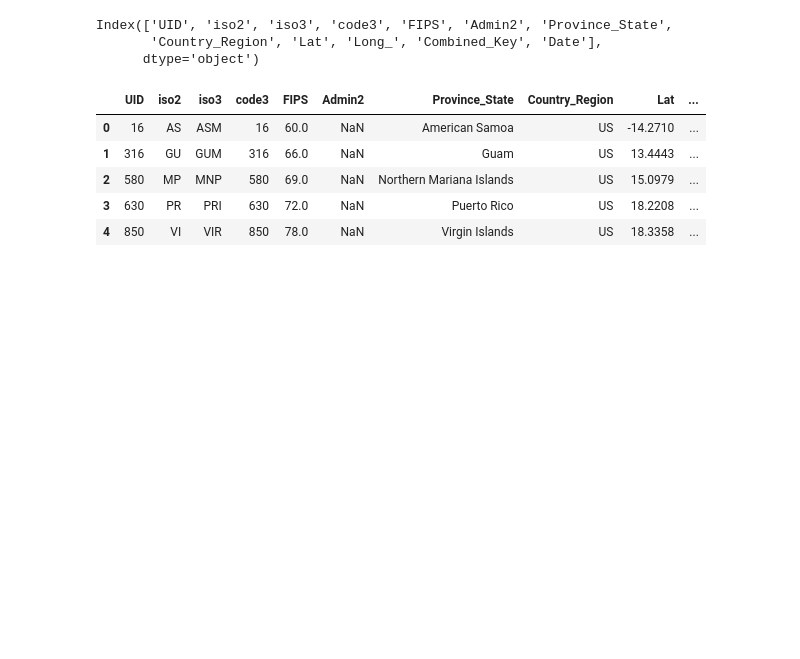
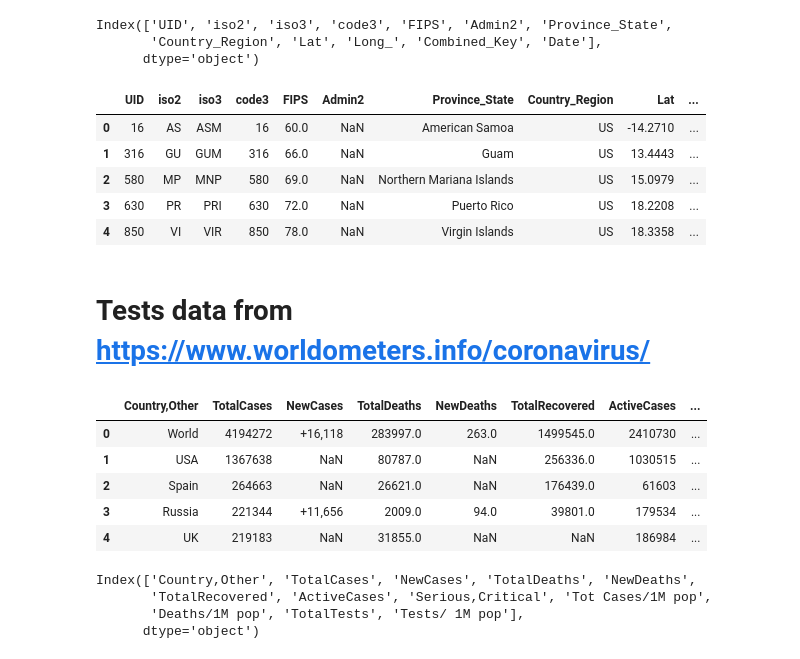
Before and after one commit to imdevskp/covid_19_jhu_data_web_scrap_and_cleaning, a Jupyter notebook: data_cleaning.ipynb, the cells around one changed output. Drawn from its saved outputs; the diff is of its cells as text; code cells hidden in the pictures; blank space fills up the shorter version.

```diff
--- a/data_cleaning.ipynb
+++ b/data_cleaning.ipynb
@@ -273,3 +274,5 @@ us_full_table.head()
 | 4 | 850 | VI | VIR | 850 | 78.0 | NaN | Virgin Islands | US | 18.3358 | ... |
 # %%
 us_full_table.to_csv('usa_county_wise.csv', index=False)
+# %% [markdown]
+# Tests data from https://www.worldometers.info/coronavirus/
@@ -275,0 +288,17 @@ us_full_table.to_csv('usa_county_wise.csv', index=False)
+# %%
+tests = pd.read_html(r.text)[0]
+tests.head()
+# %% [output]
+|  | Country,Other | TotalCases | NewCases | TotalDeaths | NewDeaths | TotalRecovered | ActiveCases | ... |
+| 0 | World | 4194272 | +16,118 | 283997.0 | 263.0 | 1499545.0 | 2410730 | ... |
+| 1 | USA | 1367638 | NaN | 80787.0 | NaN | 256336.0 | 1030515 | ... |
+| 2 | Spain | 264663 | NaN | 26621.0 | NaN | 176439.0 | 61603 | ... |
+| 3 | Russia | 221344 | +11,656 | 2009.0 | 94.0 | 39801.0 | 179534 | ... |
+| 4 | UK | 219183 | NaN | 31855.0 | NaN | NaN | 186984 | ... |
+# %%
+tests.columns
+# %% [output]
+Index(['Country,Other', 'TotalCases', 'NewCases', 'TotalDeaths', 'NewDeaths',
+       'TotalRecovered', 'ActiveCases', 'Serious,Critical', 'Tot Cases/1M pop',
+       'Deaths/1M pop', 'TotalTests', 'Tests/ 1M pop'],
+      dtype='object')
```
Also changed, not shown: parts of 17 cells of this notebook, 10 other files.
